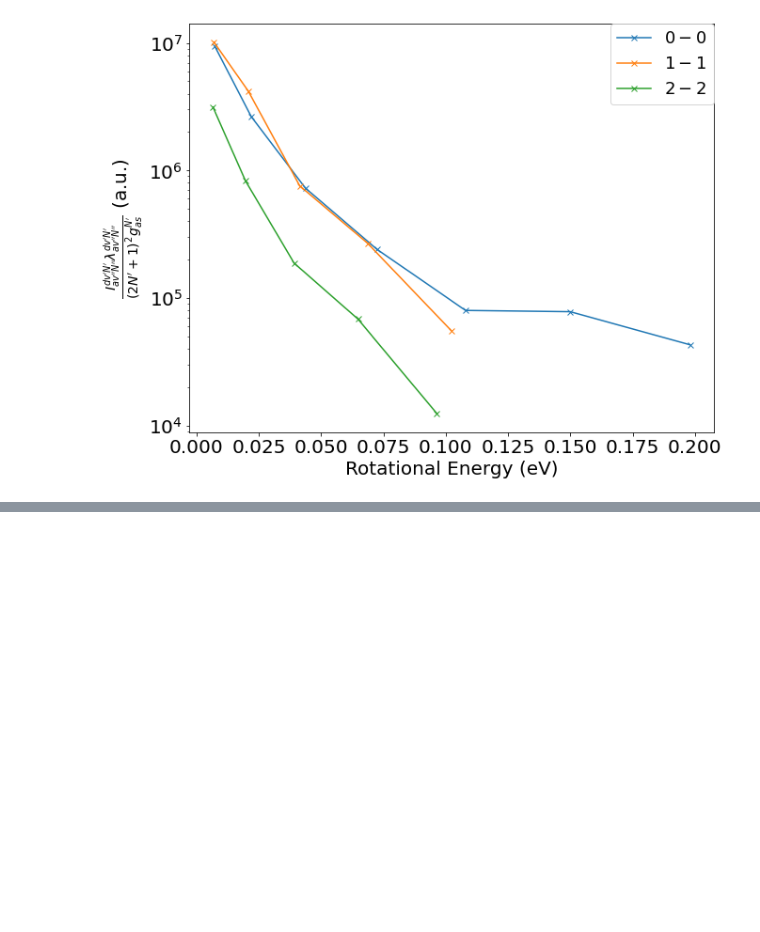
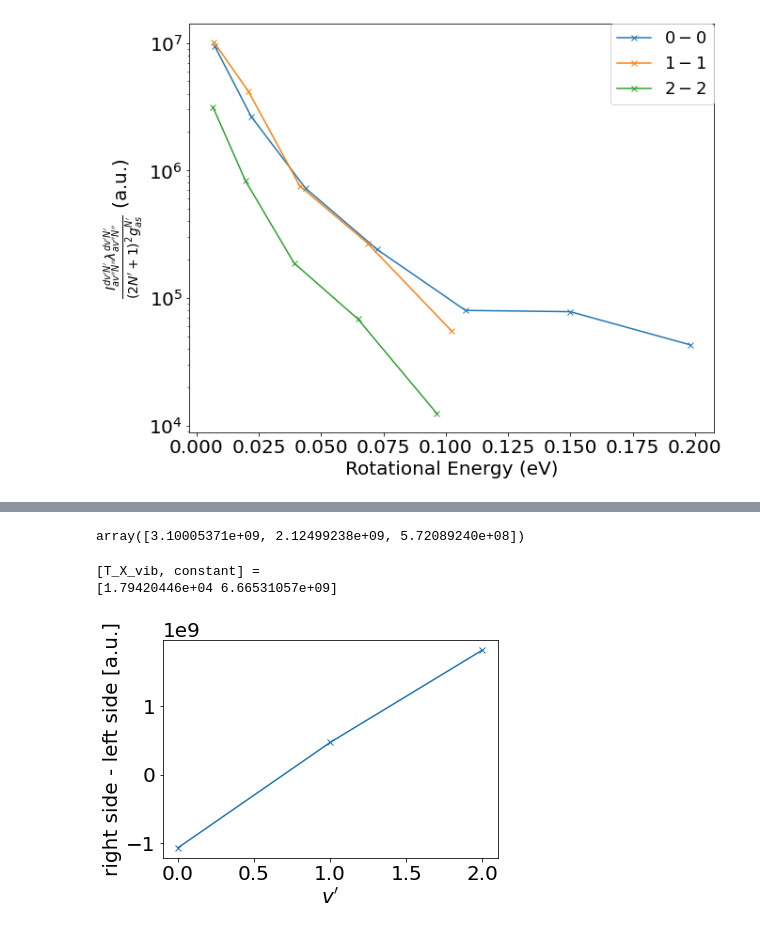
Before and after one commit to AtsushiNi/myLeprecon, a Jupyter notebook: niihama/plasma_data_12_17.ipynb, the cells around one changed output, grey strips where cells are left out. Drawn from its saved outputs; the diff is of its cells as text; code cells hidden in the pictures; blank space fills up the shorter version.

```diff
--- a/niihama/plasma_data_12_17.ipynb
+++ b/niihama/plasma_data_12_17.ipynb
@@ -607,0 +725,47 @@ plt.legend(bbox_to_anchor=(1, 1), loc='upper right', borderaxespad=0, fontsize=1
+# %%
+left_formula = np.zeros(3)
+for Nd in range(1, 8):
+  for Na in range(1, 8):
+    if not Nd != Na:
+      continue # 上準位と下準位でNは変わらない
+    left_formula[0] += array_00[Na-1]['intensity'][0] * array_00[Na-1]['wavelength']
+for Nd in range(1, 6):
+  for Na in range(1, 6):
+    if not Nd != Na:
+      continue # 上準位と下準位でNは変わらない
+    left_formula[1] += array_11[Na-1]['intensity'][0] * array_11[Na-1]['wavelength']
+for Nd in range(1, 6):
+  for Na in range(1, 6):
+    if not Nd != Na:
+      continue # 上準位と下準位でNは変わらない
+    left_formula[2] += array_22[Na-1]['intensity'][0] * array_22[Na-1]['wavelength']
+left_formula
+# %% [output]
+array([3.10005371e+09, 2.12499238e+09, 5.72089240e+08])
+# %%
+# v'=v"なので右辺前半は常に1になる？？
+def right_formula_func(T_X_vib, _vds):
+  right_formula = np.zeros(3)
+  for vX in range(0, 3):
+    right_formula[0] += R(vX, 0)*math.exp(-E_X_vib(vX)/kb/T_X_vib)
+  for vX in range(0, 3):
+    right_formula[1] += R(vX, 1)*math.exp(-E_X_vib(vX)/kb/T_X_vib)
+  for vX in range(0, 3):
+    right_formula[2] += R(vX, 2)*math.exp(-E_X_vib(vX)/kb/T_X_vib)
+  return right_formula
+
+vds = np.array([0, 1, 2])
+
+def fitting_func(vds, T_X_vib, constant):
+  return constant * right_formula_func(T_X_vib, vds) - left_formula
+plt.plot(vds, fitting_func(vds, 2687.12124, 4.61271711e10), marker='x') # これを[0, 0, 0]にするようなfitting_funcの第二、第三引数を求める
+plt.xlabel("$v'$")
+plt.ylabel('right side - left side [a.u.]')
+popt, pcov = curve_fit(fitting_func, vds, np.zeros(3), p0=[2000, 1e11])
+print('[T_X_vib, constant] =')
+print(popt)
+T_X_vib = popt[0]
+# %% [output]
+[T_X_vib, constant] =
+[1.79420446e+04 6.66531057e+09]
+[figure, added]
```
Also changed, not shown: parts of 42 cells of this notebook.
